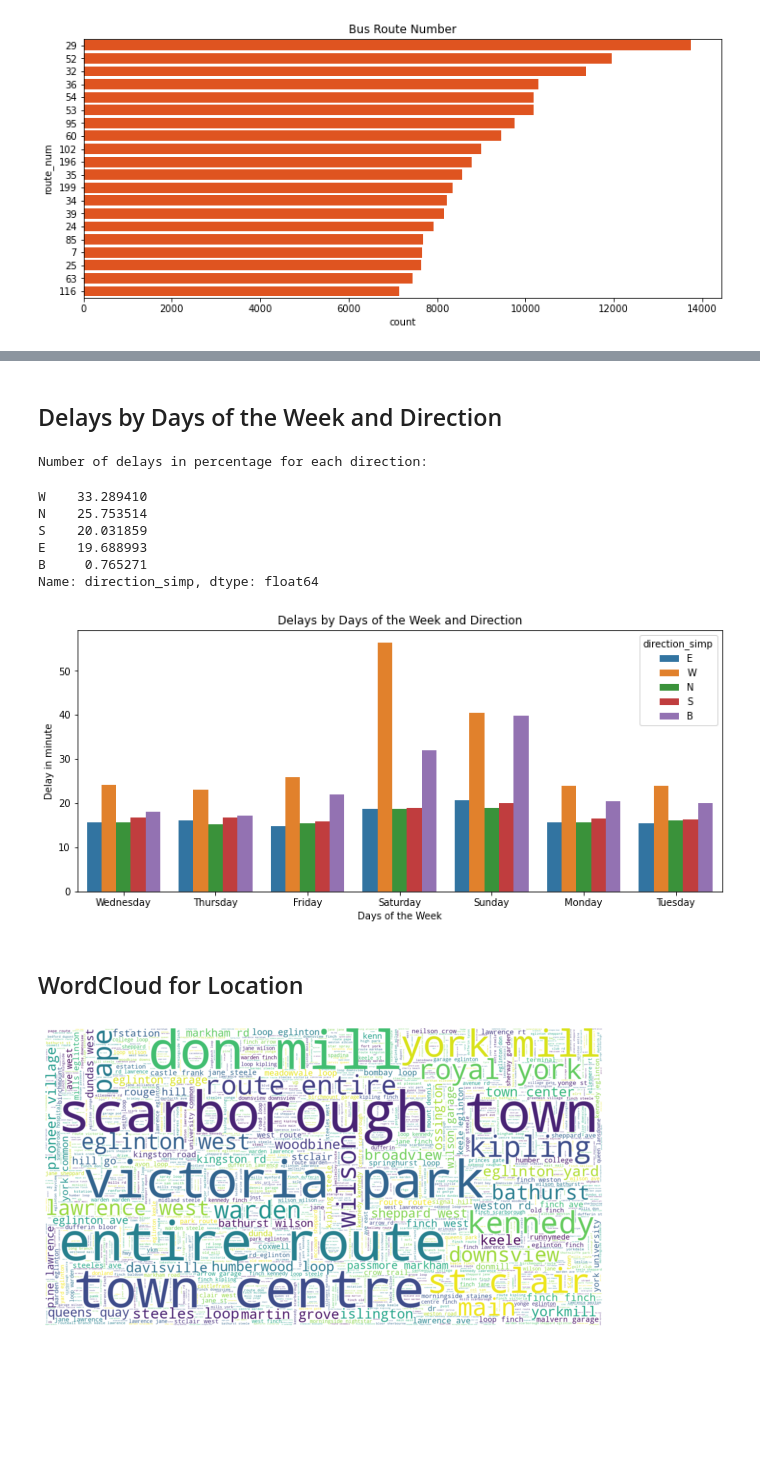
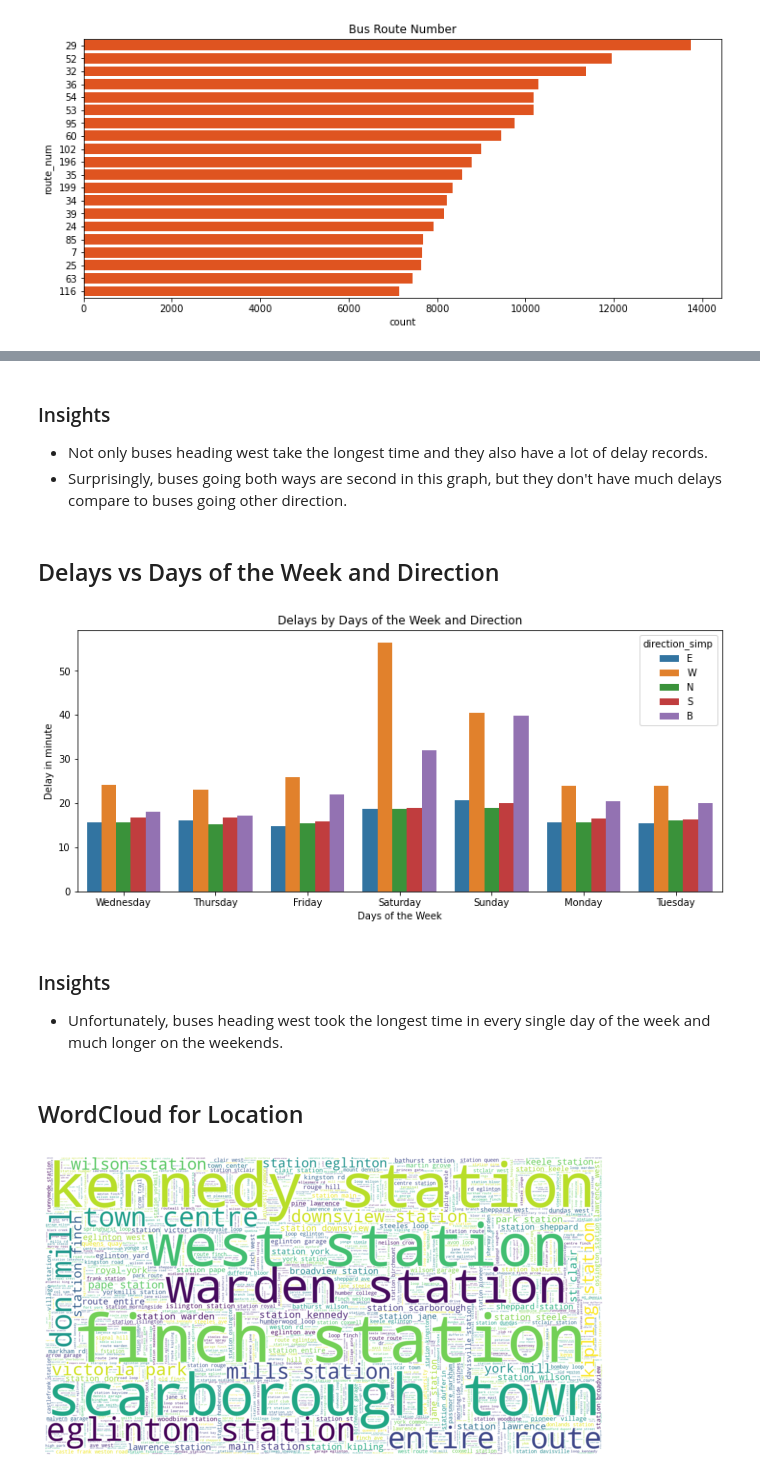
Before and after one commit to JasonYao3/TTC_transit_delay_proj, a Jupyter notebook: 3.Bus EDA.ipynb, the cells around one changed output, grey strips where cells are left out. Saved outputs shown, nothing was run; the diff lists cells and outputs as text; code cells hidden in the pictures; blank space fills up the shorter version.

```diff
--- a/3.Bus EDA.ipynb
+++ b/3.Bus EDA.ipynb
@@ -317,22 +361,20 @@ plt.title("Bus Route Number");
+# %% [markdown]
+### Insights
+- Not only buses heading west take the longest time and they also have a lot of delay records.
+- Surprisingly, buses going both ways are second in this graph, but they don't have much delays compare to buses going other direction.
 # %% [markdown]
-##  Delays by Days of the Week and Direction
+##  Delays vs Days of the Week and Direction
 # %%
 plt.figure(figsize=(12,5))
 sns.barplot(x='day_of_week', y='delay_min',hue='direction_simp', data= bus_df, ci=None);
 plt.title("Delays by Days of the Week and Direction")
 plt.xlabel("Days of the Week")
-plt.ylabel("Delay in minute")
-print('Number of delays in percentage for each direction:')
-bus_df.direction_simp.value_counts()/ bus_df.shape[0] * 100
+plt.ylabel("Delay in minute");
 # %% [output]
-Number of delays in percentage for each direction:
-W    33.289410
-N    25.753514
-S    20.031859
-E    19.688993
-B     0.765271
-Name: direction_simp, dtype: float64
 [figure]
+# %% [markdown]
+### Insights
+- Unfortunately, buses heading west took the longest time in every single day of the week and much longer on the weekends.
 # %% [markdown]
 ## WordCloud for Location
 # %%
@@ -344,30 +386,27 @@ bus_df_notna = bus_df[bus_df['location'].notna()]
 # %%
 words = " ".join(bus_df_notna['location'])
 
 def punctuation_stop(text):
     """remove punctuation and stop words"""
     filtered = []
     stop_words = set(stopwords.words('english'))
     word_tokens = word_tokenize(text)
     for w in word_tokens:
         if w not in stop_words and w.isalpha():
             filtered.append(w.lower())
     return filtered
 
 
 words_filtered = punctuation_stop(words)
 
-# list of unwanted words
-unwanted = ['station']
-
-text = " ".join([ele for ele in words_filtered if ele not in unwanted])
+text = " ".join([ele for ele in words_filtered])
 
 wc= WordCloud(background_color="white", random_state=1,stopwords=STOPWORDS, max_words = 2000, width =1500, height = 800)
 wc.generate(text)
 
 plt.figure(figsize=[10,10])
 plt.imshow(wc, interpolation="bilinear")
 plt.axis('off')
 plt.show()
 # %% [output]
-[figure, old version]
+[figure, new version]
```
Also changed, not shown: parts of 12 cells of this notebook, 2 other files.
